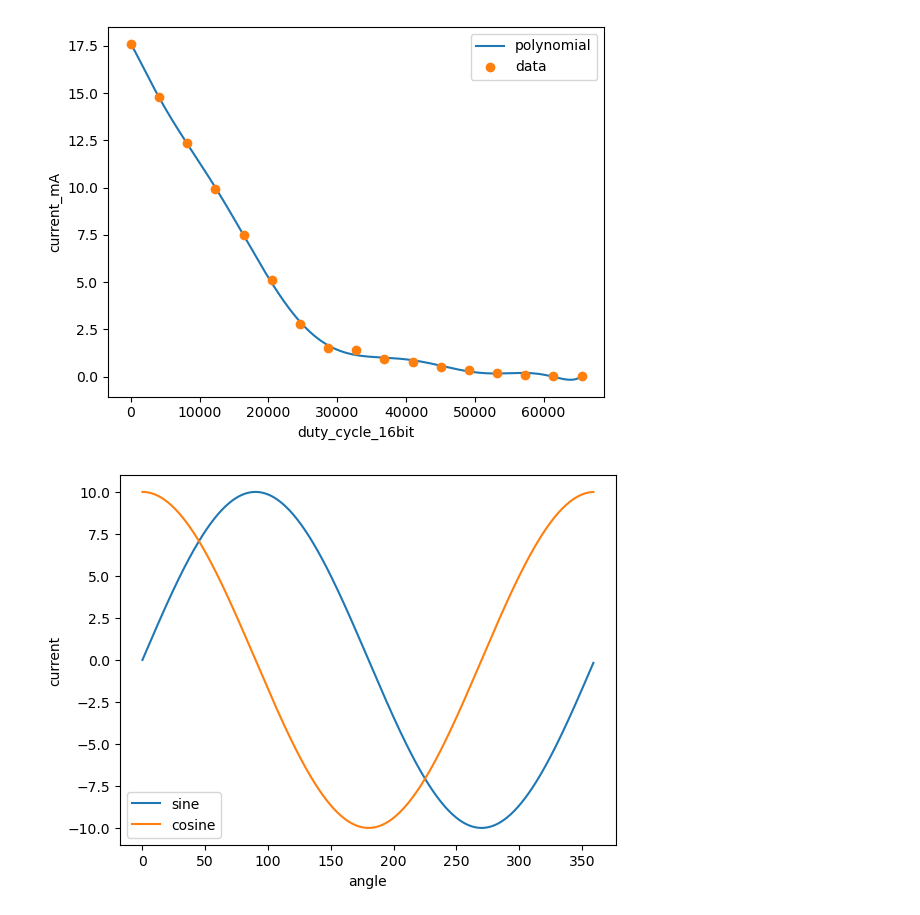
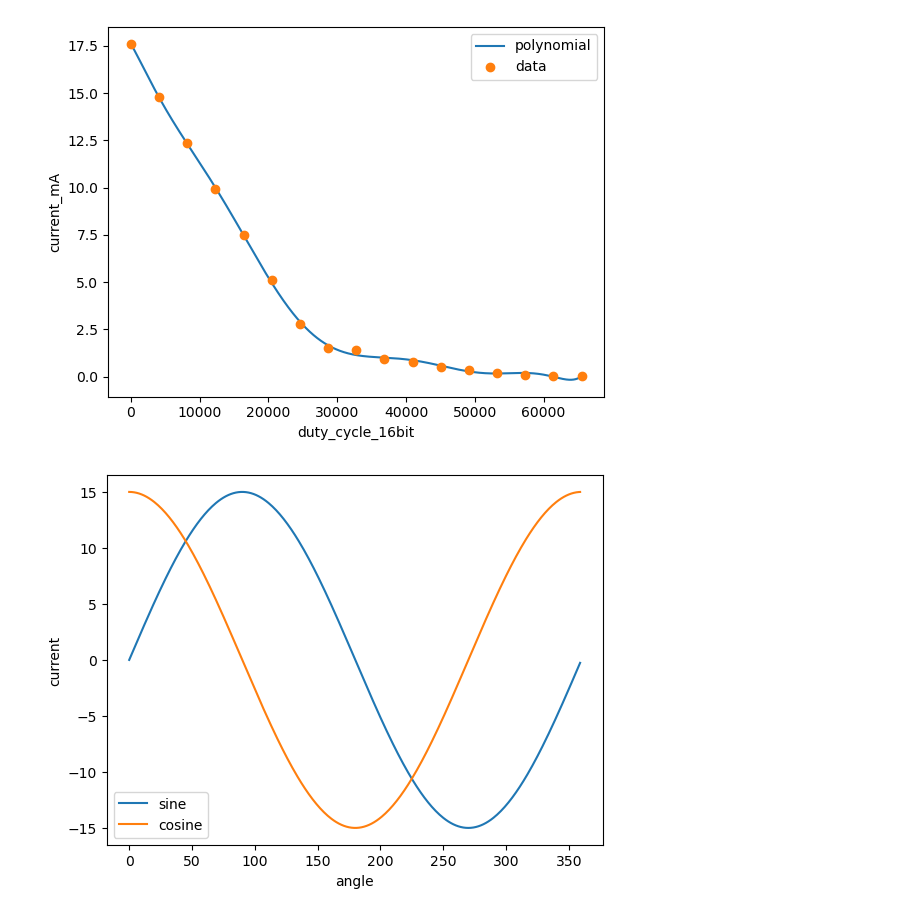
Before and after one commit to lucanatorvs/eZ-Green, a Jupyter notebook: Air-core_stepper_motor_LUT_generator.ipynb, the cells around one changed output. Drawn from its saved outputs; the diff is of its cells as text; code cells hidden in the pictures.

```diff
--- a/Air-core_stepper_motor_LUT_generator.ipynb
+++ b/Air-core_stepper_motor_LUT_generator.ipynb
@@ -144,22 +144,22 @@ plt.show()
 [figure]
 # %%
 # each angel, has 2 currents associated with it, one for each coil (sine and cosine)
-MaxCurrent = 10 # mA
+MaxCurrent = 15 # mA
 Current = np.zeros((360, 2))
 for i in range(360):
     Current[i][0] = MaxCurrent * np.sin(np.deg2rad(i))
     Current[i][1] = MaxCurrent * np.cos(np.deg2rad(i))
 
 # plot the currents
 plt.plot(Current[:, 0], label='sine')
 plt.plot(Current[:, 1], label='cosine')
 # plt.plot(np.arctan(Current[:, 1]/Current[:, 0]), label='arctan(cosine/sine)')
 plt.xlabel('angle')
 plt.ylabel('current')
 plt.legend()
 plt.show()
 # %% [output]
-[figure, old version]
+[figure, new version]
 # %%
 # initial guess for the duty cycle
 # you might want to choose a more sensible initial guess
```
Also changed, not shown: parts of 3 cells of this notebook, 11 other files.
